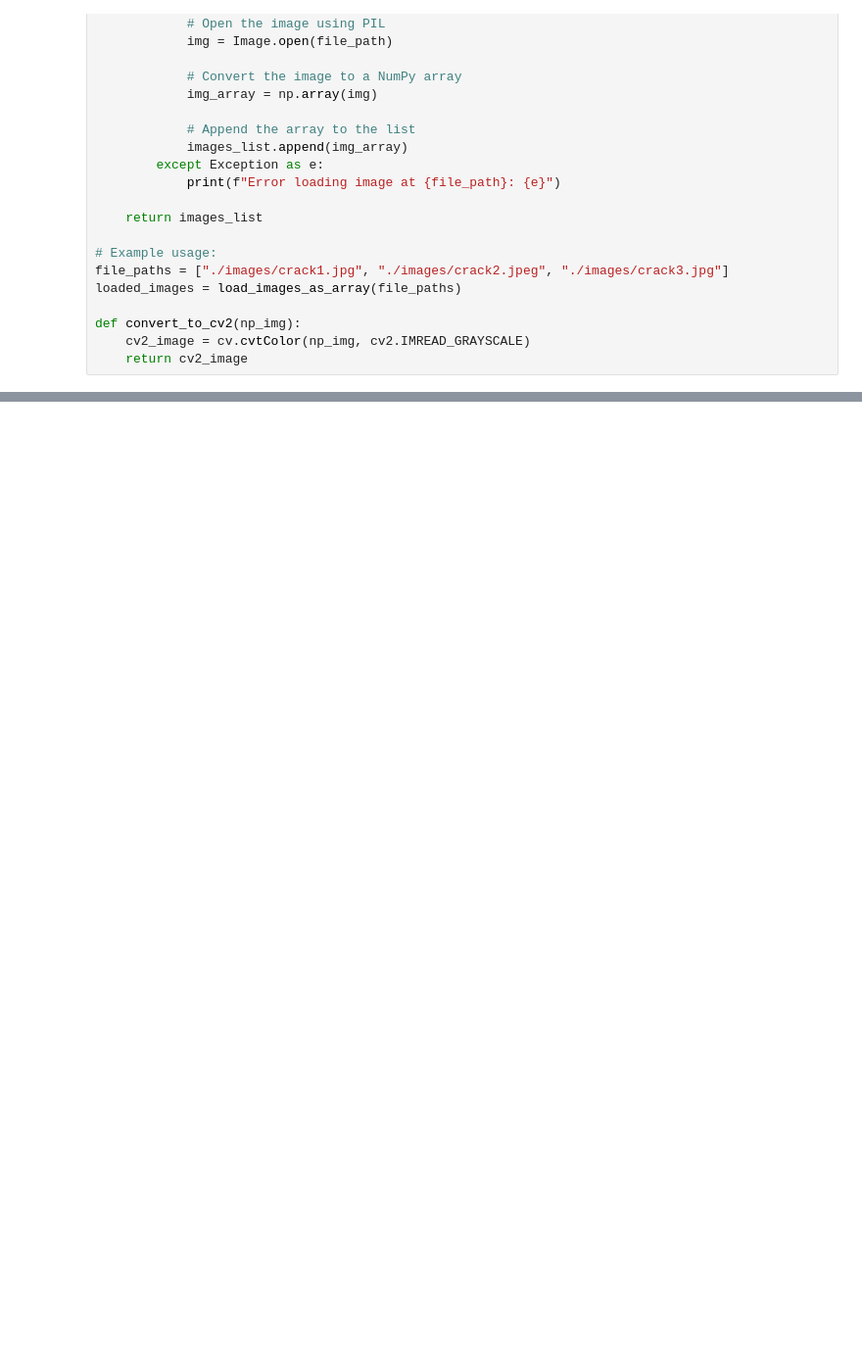
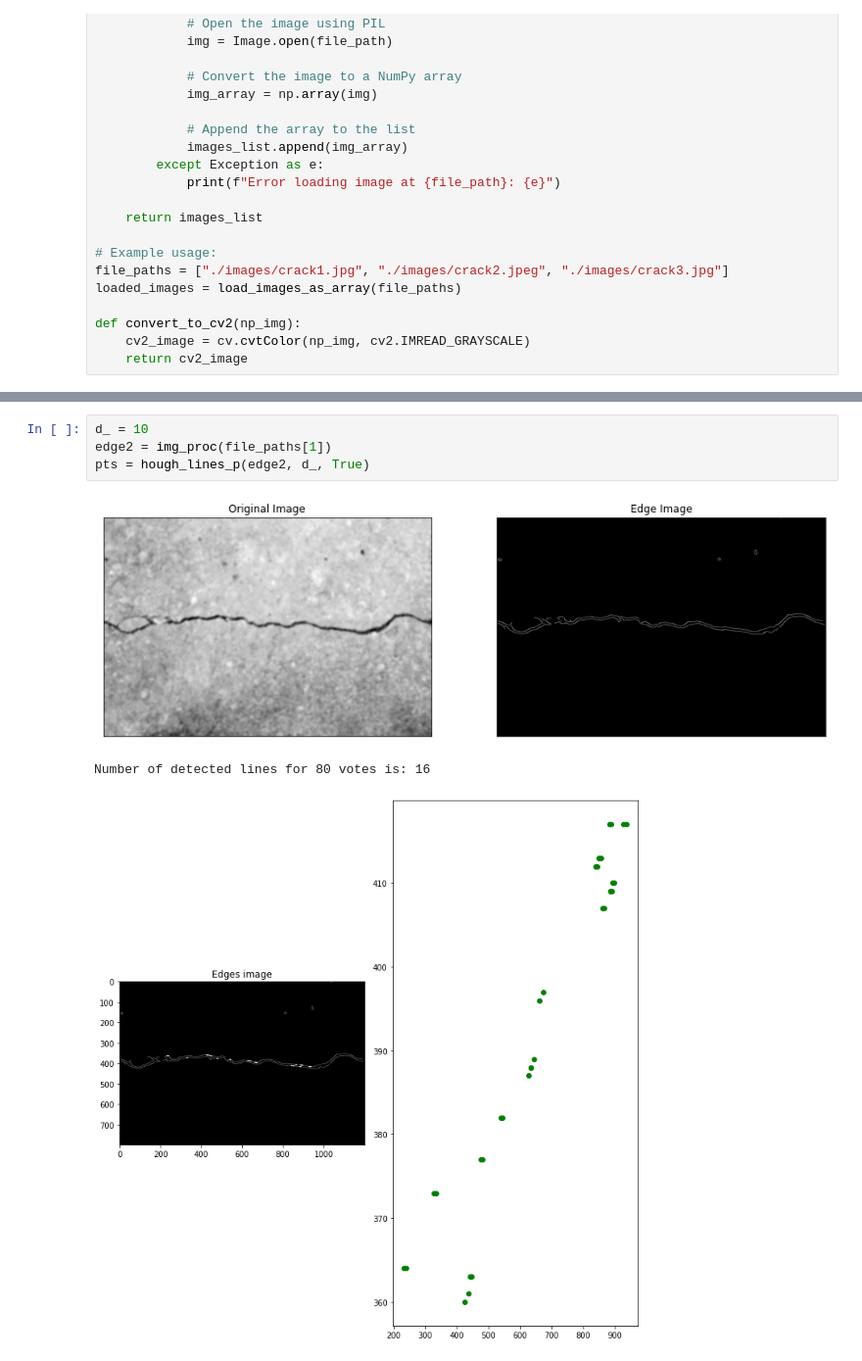
Before and after one commit to fzoric8/ros_utils, a Jupyter notebook: play/CrackManipulation.ipynb, the cells around one changed output, grey strips where cells are left out. Shown at 98% size. Cells and saved outputs as stored; diff of their text form; blank space fills up the shorter version.

```diff
--- a/play/CrackManipulation.ipynb
+++ b/play/CrackManipulation.ipynb
@@ -88,0 +154,8 @@ def blur_image(image, kernel_size=(5, 5)):
+# %%
+d_ = 10
+edge2 = img_proc(file_paths[1])
+pts = hough_lines_p(edge2, d_, True)
+# %% [output]
+[figure, added]
+Number of detected lines for 80 votes is: 16
+[figure, added]
```
Also changed, not shown: parts of 11 cells of this notebook.
